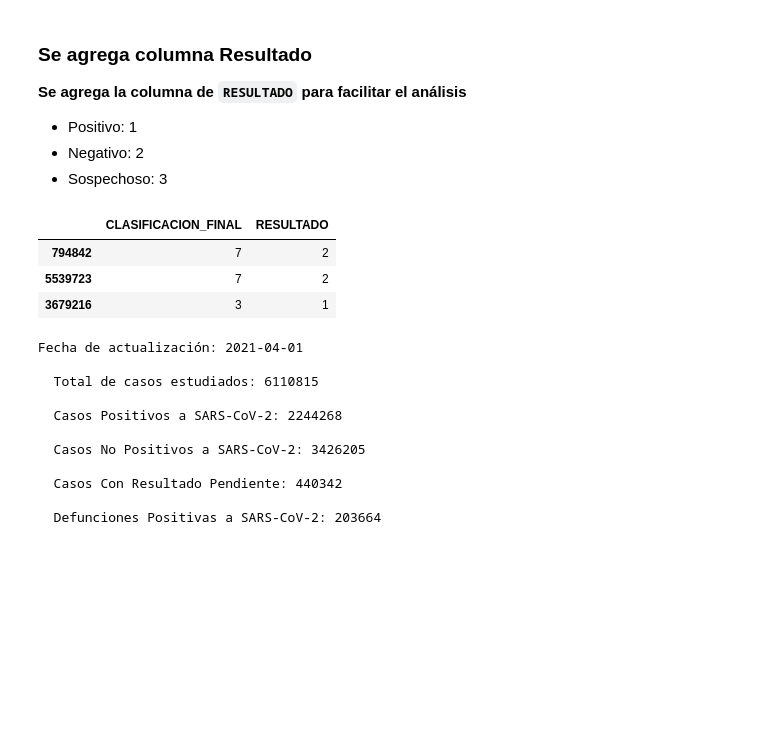
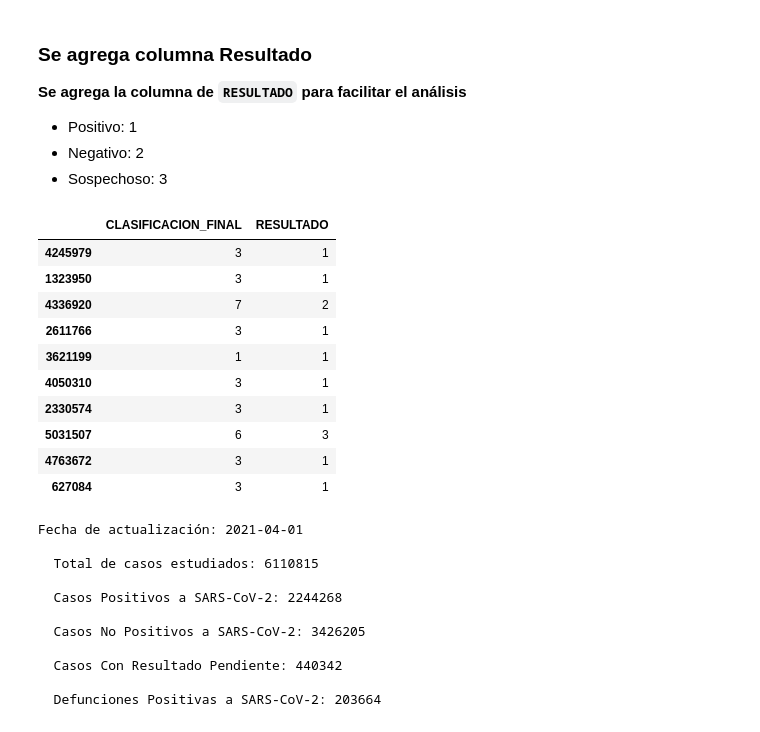
Before and after one commit to EduHdzVillasana/COVIDSTATSMX, a Jupyter notebook: Análisis y Modelado/COVID_MX.ipynb, the cells around one changed output. Cells and saved outputs as stored; diff of their text form; code cells hidden in the pictures; blank space fills up the shorter version.

```diff
--- a/Análisis y Modelado/COVID_MX.ipynb
+++ b/Análisis y Modelado/COVID_MX.ipynb
@@ -91,12 +96,19 @@ covid_df.shape
 # %%
 covid_df["RESULTADO"] = covid_df["CLASIFICACION_FINAL"].apply(covid.getResult)
 # %%
-covid_df[["CLASIFICACION_FINAL","RESULTADO"]].sample(3)
+covid_df[["CLASIFICACION_FINAL","RESULTADO"]].sample(10)
 # %% [output]
 |  | CLASIFICACION_FINAL | RESULTADO |
-| 794842 | 7 | 2 |
-| 5539723 | 7 | 2 |
-| 3679216 | 3 | 1 |
+| 4245979 | 3 | 1 |
+| 1323950 | 3 | 1 |
+| 4336920 | 7 | 2 |
+| 2611766 | 3 | 1 |
+| 3621199 | 1 | 1 |
+| 4050310 | 3 | 1 |
+| 2330574 | 3 | 1 |
+| 5031507 | 6 | 3 |
+| 4763672 | 3 | 1 |
+| 627084 | 3 | 1 |
 # %%
 date = "2021-04-01"
 comulative_cases = covid.getComulativeCases(covid_df)
```
Also changed, not shown: parts of 41 cells of this notebook.
